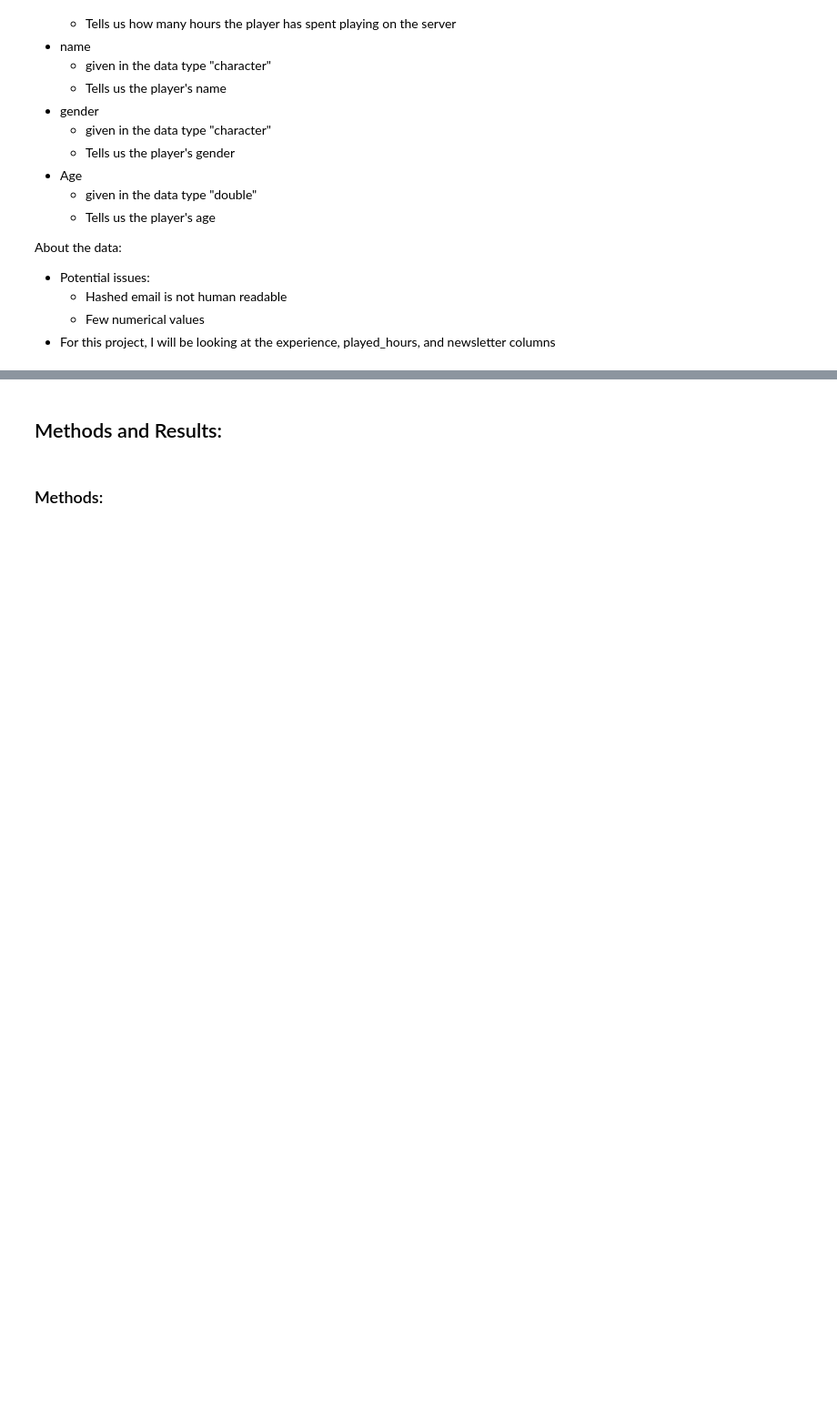
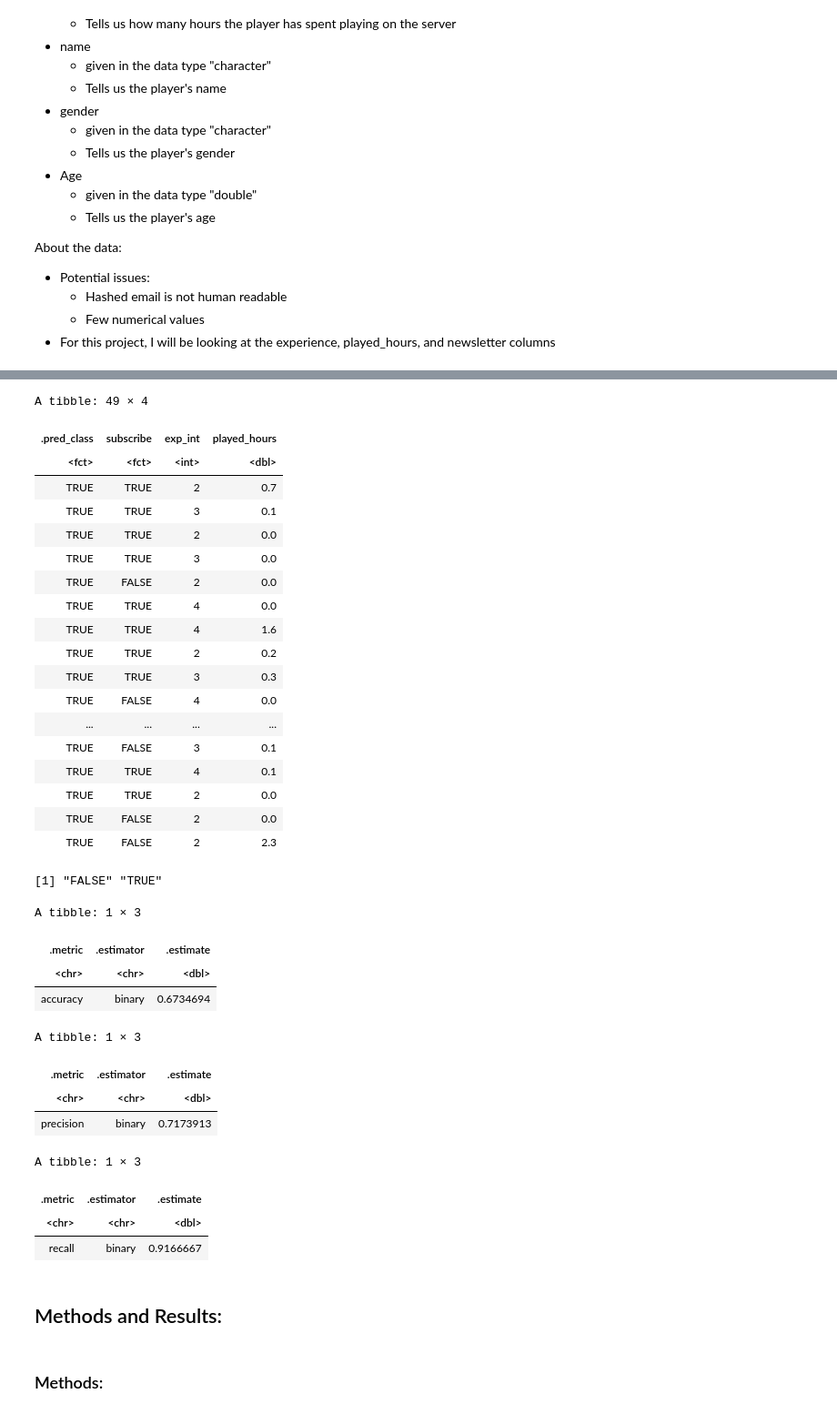
Before and after one commit to hanasuzuki7/dsci-project, a Jupyter notebook: dsci_project_hana.ipynb, the cells around one changed output, grey strips where cells are left out. Shown at 91% size. Saved outputs shown, nothing was run; the diff lists cells and outputs as text; code cells hidden in the pictures; blank space fills up the shorter version.

```diff
--- a/dsci_project_hana.ipynb
+++ b/dsci_project_hana.ipynb
@@ -54,3 +184,64 @@ players
+# %%
+knn_spec2 <- nearest_neighbor(weight_func = "rectangular", neighbors = 15) |>
+    set_engine("kknn") |>
+    set_mode("classification")
+
+knn_fit <- workflow() |>
+    add_recipe(recipe) |>
+    add_model(knn_spec2) |>
+    fit(data = players_train)
+
+player_predictions <- predict(knn_fit, players_test) |>
+    bind_cols(players_test)
+
+player_predictions
+
+player_predictions |>
+    pull(subscribe) |>
+    levels()
+
+player_predictions |>
+    metrics(truth = subscribe, estimate = .pred_class) |>
+    filter(.metric == "accuracy")
+
+player_predictions |>
+    precision(truth = subscribe, estimate = .pred_class, event_level = "second")
+
+player_predictions |>
+    recall(truth = subscribe, estimate = .pred_class, event_level = "second")
+# %% [output]
+A tibble: 49 × 4
+| .pred_class | subscribe | exp_int | played_hours |
+| <fct> | <fct> | <int> | <dbl> |
+| TRUE | TRUE | 2 | 0.7 |
+| TRUE | TRUE | 3 | 0.1 |
+| TRUE | TRUE | 2 | 0.0 |
+| TRUE | TRUE | 3 | 0.0 |
+| TRUE | FALSE | 2 | 0.0 |
+| TRUE | TRUE | 4 | 0.0 |
+| TRUE | TRUE | 4 | 1.6 |
+| TRUE | TRUE | 2 | 0.2 |
+| TRUE | TRUE | 3 | 0.3 |
+| TRUE | FALSE | 4 | 0.0 |
+| ... | ... | ... | ... |
+| TRUE | FALSE | 3 | 0.1 |
+| TRUE | TRUE | 4 | 0.1 |
+| TRUE | TRUE | 2 | 0.0 |
+| TRUE | FALSE | 2 | 0.0 |
+| TRUE | FALSE | 2 | 2.3 |
+[1] "FALSE" "TRUE"
+A tibble: 1 × 3
+| .metric | .estimator | .estimate |
+| <chr> | <chr> | <dbl> |
+| accuracy | binary | 0.6734694 |
+A tibble: 1 × 3
+| .metric | .estimator | .estimate |
+| <chr> | <chr> | <dbl> |
+| precision | binary | 0.7173913 |
+A tibble: 1 × 3
+| .metric | .estimator | .estimate |
+| <chr> | <chr> | <dbl> |
+| recall | binary | 0.9166667 |
 # %% [markdown]
 ## Methods and Results:
 # %% [markdown]
```
Also changed, not shown: parts of 8 cells of this notebook.
